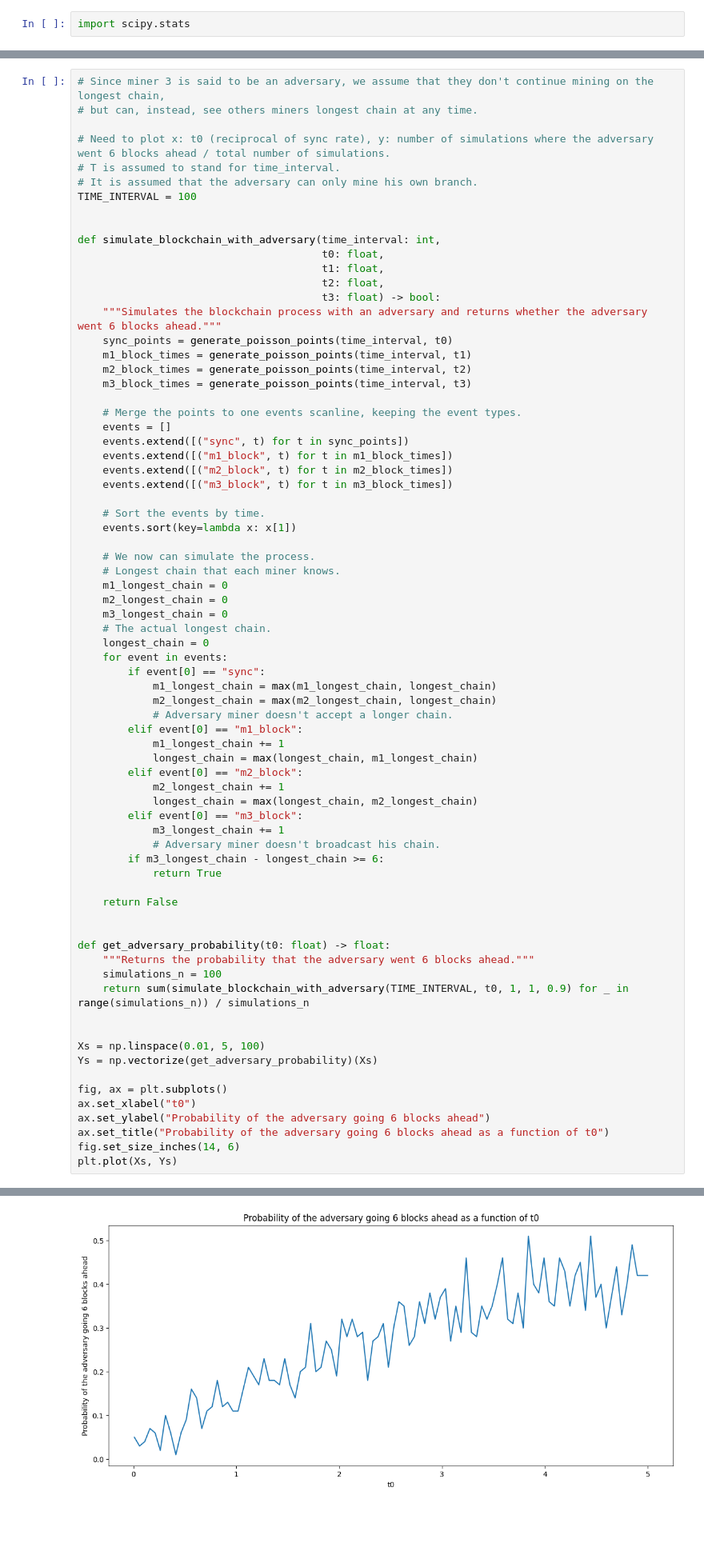
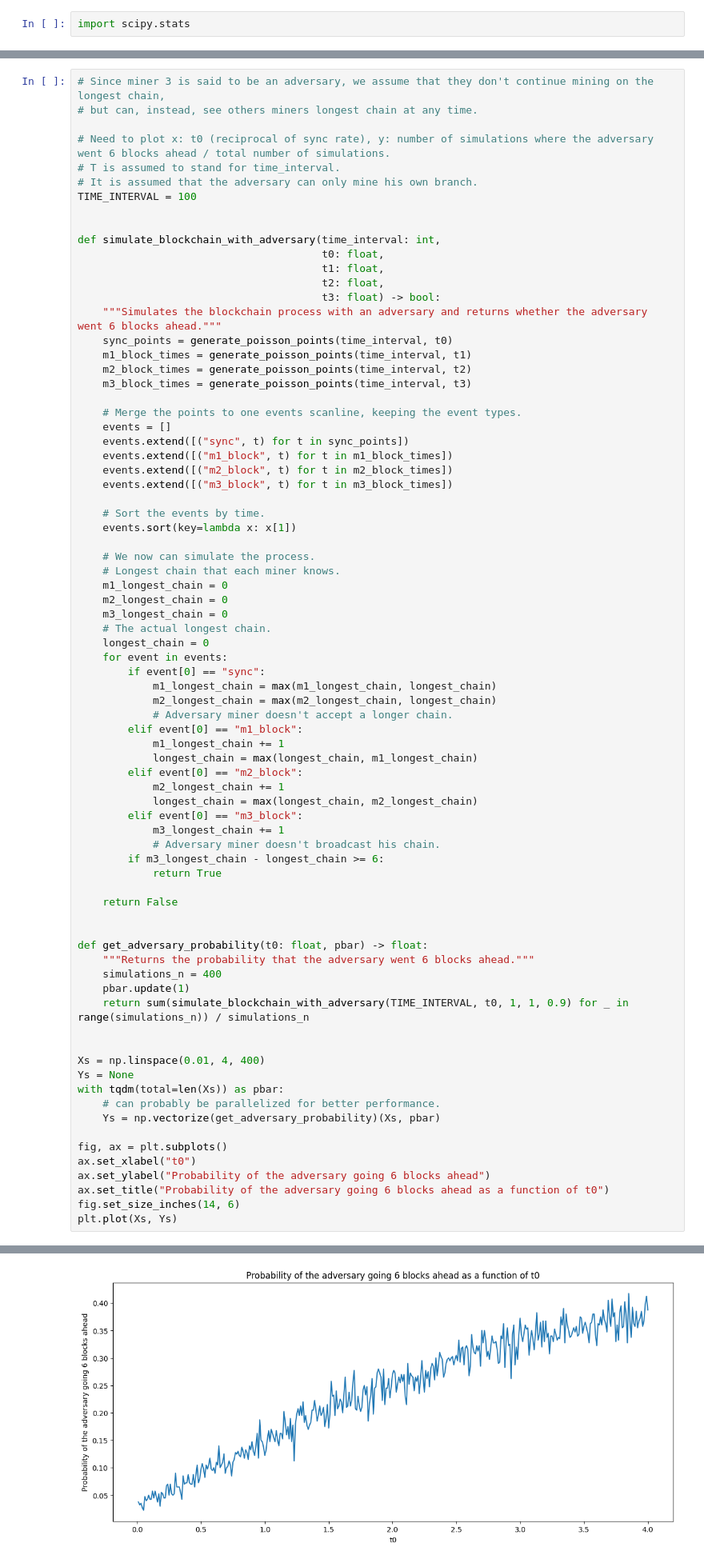
Before and after one commit to lazlo7/hseblockchain, a Jupyter notebook: 1/HA_1.ipynb, the cells around one changed output, grey strips where cells are left out. Shown at 80% size. Drawn from its saved outputs; the diff is of its cells as text; blank space fills up the shorter version.

```diff
--- a/1/HA_1.ipynb
+++ b/1/HA_1.ipynb
@@ -591,35 +595,39 @@ def simulate_blockchain_with_adversary(time_interval: int,
             m2_longest_chain = max(m2_longest_chain, longest_chain)
             # Adversary miner doesn't accept a longer chain.
         elif event[0] == "m1_block":
             m1_longest_chain += 1
             longest_chain = max(longest_chain, m1_longest_chain)
         elif event[0] == "m2_block":
             m2_longest_chain += 1
             longest_chain = max(longest_chain, m2_longest_chain)
         elif event[0] == "m3_block":
             m3_longest_chain += 1
             # Adversary miner doesn't broadcast his chain.
         if m3_longest_chain - longest_chain >= 6:
             return True
 
     return False
 
 
-def get_adversary_probability(t0: float) -> float:
+def get_adversary_probability(t0: float, pbar) -> float:
     """Returns the probability that the adversary went 6 blocks ahead."""
-    simulations_n = 100
+    simulations_n = 400
+    pbar.update(1)
     return sum(simulate_blockchain_with_adversary(TIME_INTERVAL, t0, 1, 1, 0.9) for _ in range(simulations_n)) / simulations_n
 
 
-Xs = np.linspace(0.01, 5, 100)
-Ys = np.vectorize(get_adversary_probability)(Xs)
+Xs = np.linspace(0.01, 4, 400)
+Ys = None
+with tqdm(total=len(Xs)) as pbar:
+    # can probably be parallelized for better performance.
+    Ys = np.vectorize(get_adversary_probability)(Xs, pbar)
 
 fig, ax = plt.subplots()
 ax.set_xlabel("t0")
 ax.set_ylabel("Probability of the adversary going 6 blocks ahead")
 ax.set_title("Probability of the adversary going 6 blocks ahead as a function of t0")
 fig.set_size_inches(14, 6)
 plt.plot(Xs, Ys)
 # %% [output]
 [<matplotlib.lines.Line2D at 0x...>]
-[figure, old version]
+[figure, new version]
```
Also changed, not shown: parts of 8 cells of this notebook.
